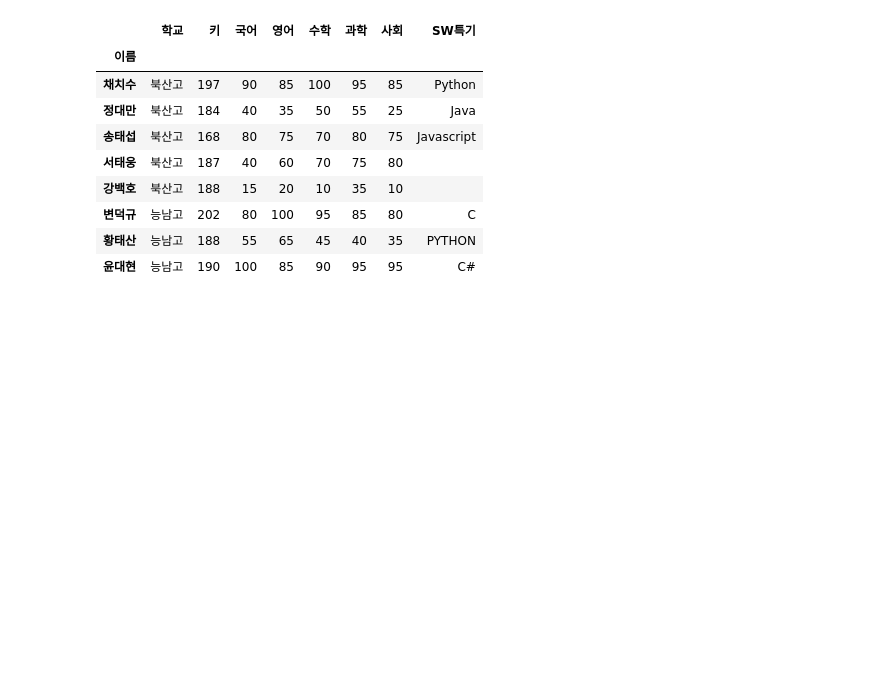
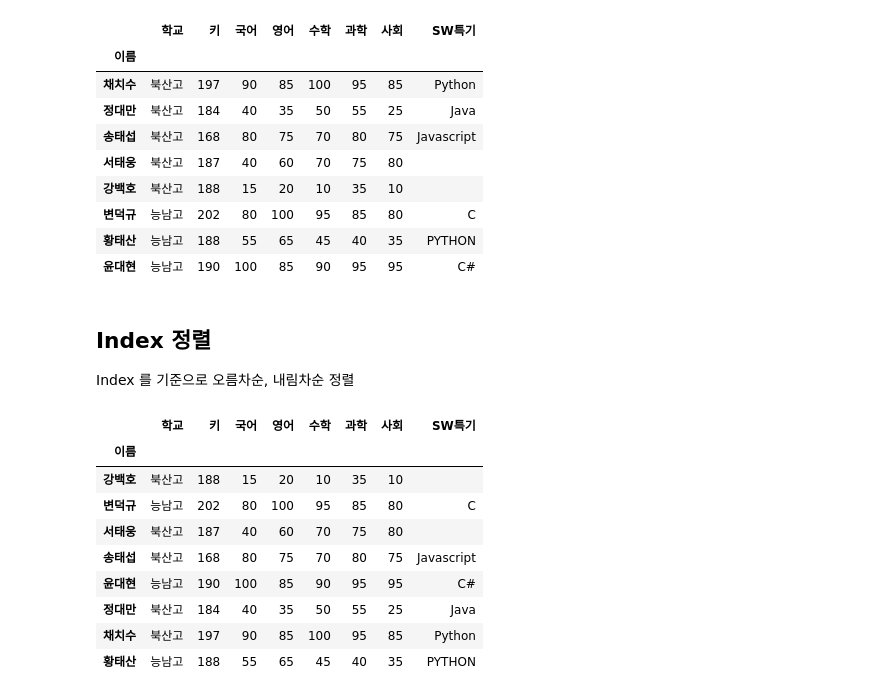
Before and after one commit to chips-gguma/data-analysis, a Jupyter notebook: 03. Index.ipynb, the cells around one changed output. Saved outputs shown, nothing was run; the diff lists cells and outputs as text; code cells hidden in the pictures; blank space fills up the shorter version.

Commit message:
Index 정렬

```diff
--- a/03. Index.ipynb
+++ b/03. Index.ipynb
@@ -142,3 +142,19 @@ df
 | 변덕규 | 능남고 | 202 | 80 | 100 | 95 | 85 | 80 | C |
 | 황태산 | 능남고 | 188 | 55 | 65 | 45 | 40 | 35 | PYTHON |
 | 윤대현 | 능남고 | 190 | 100 | 85 | 90 | 95 | 95 | C# |
+# %% [markdown]
+## Index 정렬
+Index 를 기준으로 오름차순, 내림차순 정렬
+# %%
+df.sort_index() # 인덱스로 오름차순 정렬
+# %% [output]
+|  | 학교 | 키 | 국어 | 영어 | 수학 | 과학 | 사회 | SW특기 |
+| 이름 |  |  |  |  |  |  |  |  |
+| 강백호 | 북산고 | 188 | 15 | 20 | 10 | 35 | 10 |  |
+| 변덕규 | 능남고 | 202 | 80 | 100 | 95 | 85 | 80 | C |
+| 서태웅 | 북산고 | 187 | 40 | 60 | 70 | 75 | 80 |  |
+| 송태섭 | 북산고 | 168 | 80 | 75 | 70 | 80 | 75 | Javascript |
+| 윤대현 | 능남고 | 190 | 100 | 85 | 90 | 95 | 95 | C# |
+| 정대만 | 북산고 | 184 | 40 | 35 | 50 | 55 | 25 | Java |
+| 채치수 | 북산고 | 197 | 90 | 85 | 100 | 95 | 85 | Python |
+| 황태산 | 능남고 | 188 | 55 | 65 | 45 | 40 | 35 | PYTHON |
```
Also changed, not shown: parts of 1 cell of this notebook.
